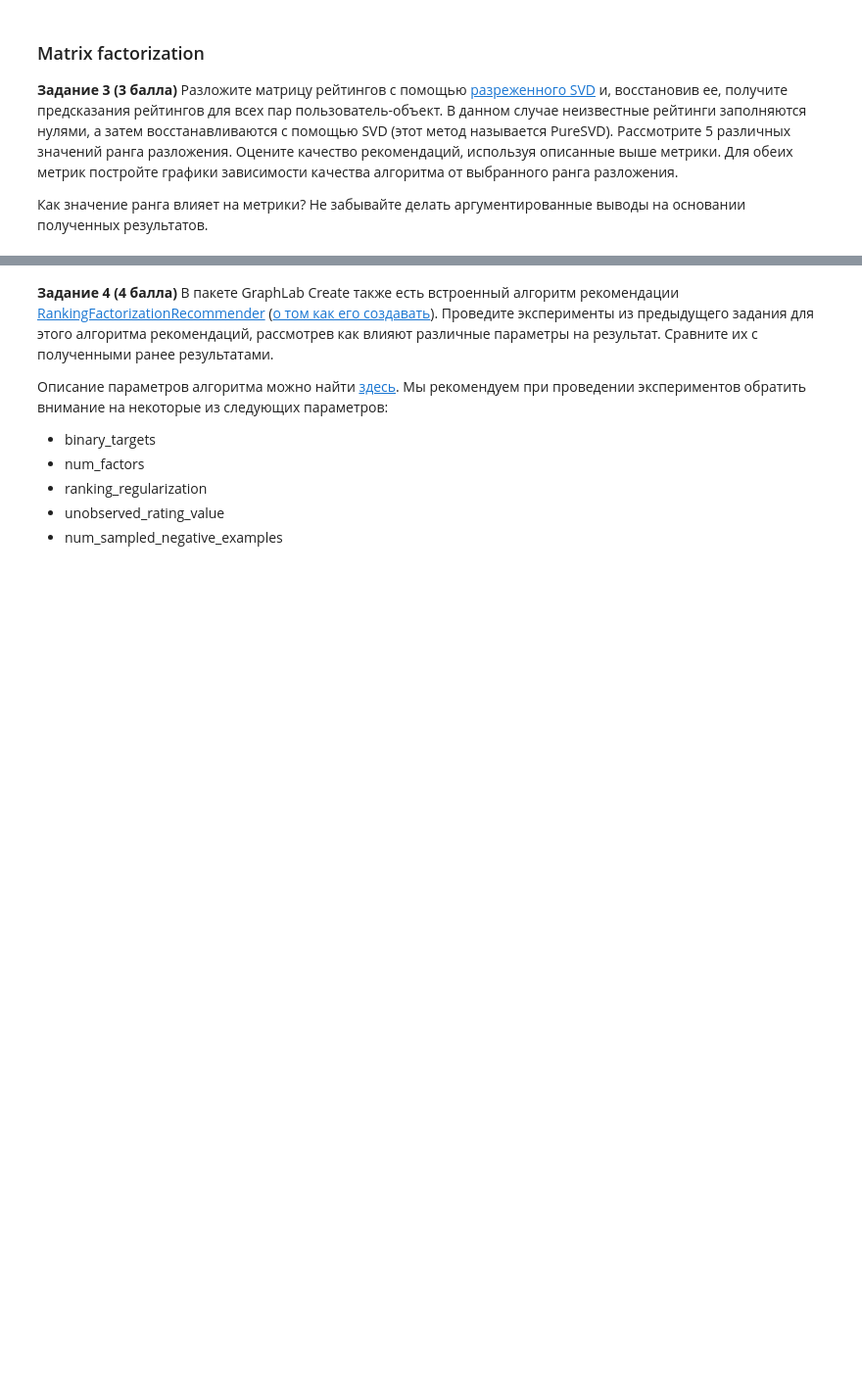
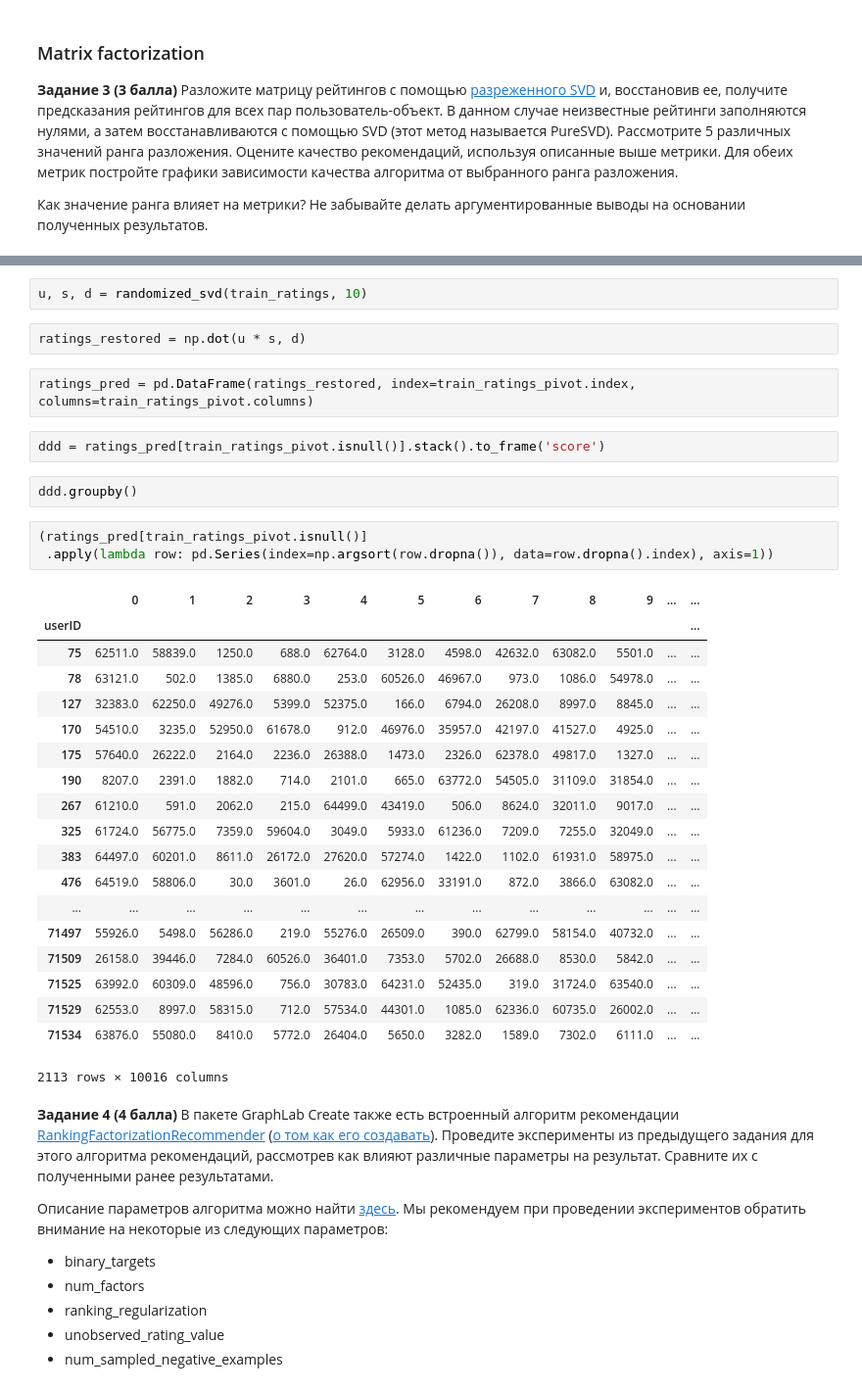
Before and after one commit to BNazh/shad2018, a Jupyter notebook: ML/hw4/Lab4_Recommendation_systems.ipynb, the cells around one changed output, grey strips where cells are left out. Shown at 98% size. Drawn from its saved outputs; the diff is of its cells as text; blank space fills up the shorter version.

```diff
--- a/ML/hw4/Lab4_Recommendation_systems.ipynb
+++ b/ML/hw4/Lab4_Recommendation_systems.ipynb
@@ -235,3 +236,36 @@ from sklearn.decomposition import TruncatedSVD
+# %%
+u, s, d = randomized_svd(train_ratings, 10)
+# %%
+ratings_restored = np.dot(u * s, d)
+# %%
+ratings_pred = pd.DataFrame(ratings_restored, index=train_ratings_pivot.index, columns=train_ratings_pivot.columns)
+# %%
+ddd = ratings_pred[train_ratings_pivot.isnull()].stack().to_frame('score')
+# %%
+ddd.groupby()
+# %%
+(ratings_pred[train_ratings_pivot.isnull()]
+ .apply(lambda row: pd.Series(index=np.argsort(row.dropna()), data=row.dropna().index), axis=1))
+# %% [output]
+|  | 0 | 1 | 2 | 3 | 4 | 5 | 6 | 7 | 8 | 9 | ... | ... |
+| userID |  |  |  |  |  |  |  |  |  |  |  | ... |
+| 75 | 62511.0 | 58839.0 | 1250.0 | 688.0 | 62764.0 | 3128.0 | 4598.0 | 42632.0 | 63082.0 | 5501.0 | ... | ... |
+| 78 | 63121.0 | 502.0 | 1385.0 | 6880.0 | 253.0 | 60526.0 | 46967.0 | 973.0 | 1086.0 | 54978.0 | ... | ... |
+| 127 | 32383.0 | 62250.0 | 49276.0 | 5399.0 | 52375.0 | 166.0 | 6794.0 | 26208.0 | 8997.0 | 8845.0 | ... | ... |
+| 170 | 54510.0 | 3235.0 | 52950.0 | 61678.0 | 912.0 | 46976.0 | 35957.0 | 42197.0 | 41527.0 | 4925.0 | ... | ... |
+| 175 | 57640.0 | 26222.0 | 2164.0 | 2236.0 | 26388.0 | 1473.0 | 2326.0 | 62378.0 | 49817.0 | 1327.0 | ... | ... |
+| 190 | 8207.0 | 2391.0 | 1882.0 | 714.0 | 2101.0 | 665.0 | 63772.0 | 54505.0 | 31109.0 | 31854.0 | ... | ... |
+| 267 | 61210.0 | 591.0 | 2062.0 | 215.0 | 64499.0 | 43419.0 | 506.0 | 8624.0 | 32011.0 | 9017.0 | ... | ... |
+| 325 | 61724.0 | 56775.0 | 7359.0 | 59604.0 | 3049.0 | 5933.0 | 61236.0 | 7209.0 | 7255.0 | 32049.0 | ... | ... |
+| 383 | 64497.0 | 60201.0 | 8611.0 | 26172.0 | 27620.0 | 57274.0 | 1422.0 | 1102.0 | 61931.0 | 58975.0 | ... | ... |
+| 476 | 64519.0 | 58806.0 | 30.0 | 3601.0 | 26.0 | 62956.0 | 33191.0 | 872.0 | 3866.0 | 63082.0 | ... | ... |
+| ... | ... | ... | ... | ... | ... | ... | ... | ... | ... | ... | ... | ... |
+| 71497 | 55926.0 | 5498.0 | 56286.0 | 219.0 | 55276.0 | 26509.0 | 390.0 | 62799.0 | 58154.0 | 40732.0 | ... | ... |
+| 71509 | 26158.0 | 39446.0 | 7284.0 | 60526.0 | 36401.0 | 7353.0 | 5702.0 | 26688.0 | 8530.0 | 5842.0 | ... | ... |
+| 71525 | 63992.0 | 60309.0 | 48596.0 | 756.0 | 30783.0 | 64231.0 | 52435.0 | 319.0 | 31724.0 | 63540.0 | ... | ... |
+| 71529 | 62553.0 | 8997.0 | 58315.0 | 712.0 | 57534.0 | 44301.0 | 1085.0 | 62336.0 | 60735.0 | 26002.0 | ... | ... |
+| 71534 | 63876.0 | 55080.0 | 8410.0 | 5772.0 | 26404.0 | 5650.0 | 3282.0 | 1589.0 | 7302.0 | 6111.0 | ... | ... |
+2113 rows × 10016 columns
 # %% [markdown]
 **Задание 4 (4 балла)** В пакете GraphLab Create также есть встроенный алгоритм рекомендации  [RankingFactorizationRecommender](https://turi.com/products/create/docs/generated/graphlab.recommender.ranking_factorization_recommender.RankingFactorizationRecommender.html) ([о том как его создавать](https://turi.com/products/create/docs/generated/graphlab.recommender.ranking_factorization_recommender.create.html#graphlab.recommender.ranking_factorization_recommender.create)). Проведите эксперименты из предыдущего задания для этого алгоритма рекомендаций, рассмотрев как влияют различные параметры на результат. Сравните их с полученными ранее результатами.
 
```
Also changed, not shown: parts of 2 cells of this notebook.
